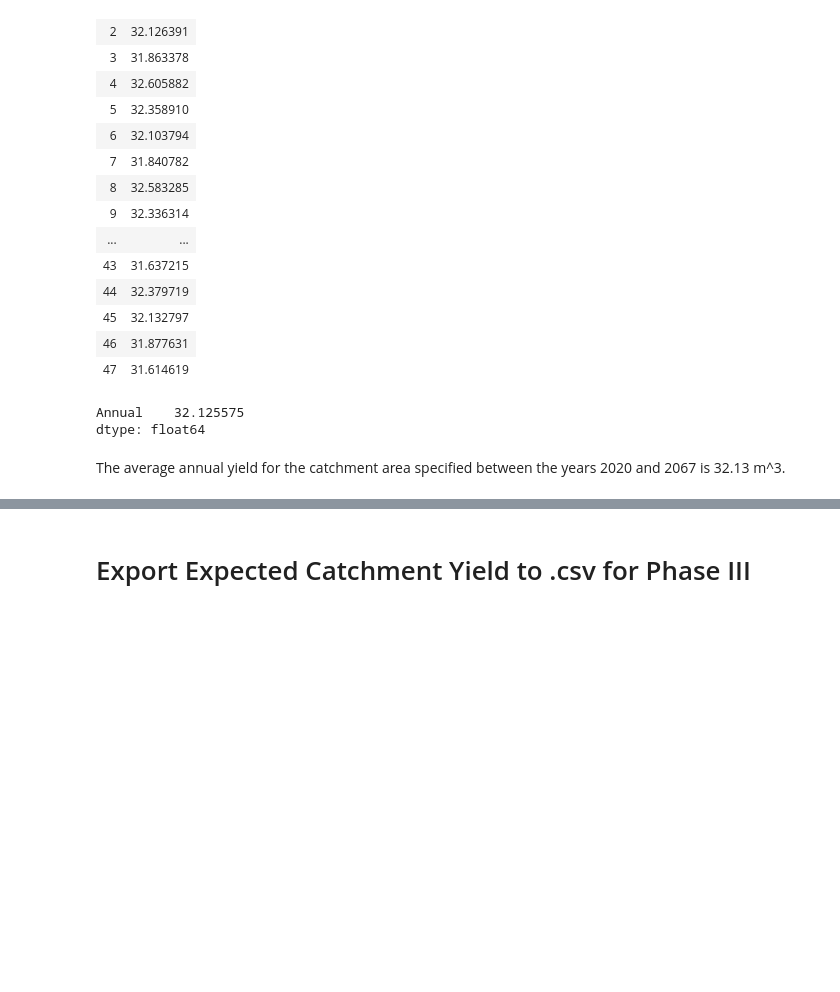
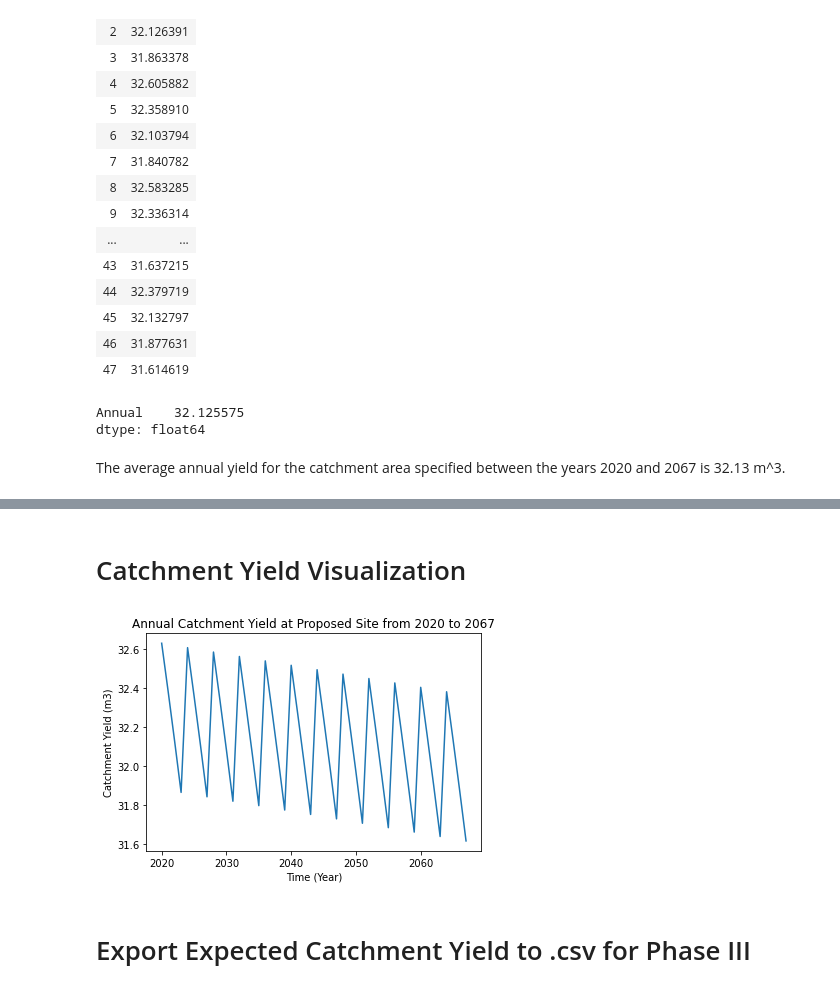
Before and after one commit to sophiaertel/CE6800_TermProject_Group1, a Jupyter notebook: HydraulicModel_SERTEL.ipynb, the cells around one changed output, grey strips where cells are left out. Drawn from its saved outputs; the diff is of its cells as text; code cells hidden in the pictures; blank space fills up the shorter version.

```diff
--- a/HydraulicModel_SERTEL.ipynb
+++ b/HydraulicModel_SERTEL.ipynb
@@ -69,8 +73,8 @@ percentmonsoonrain.mean()
 The calculation above of percentmonsoonrain represents the fraction of annual rains that occur during June, July, August, and September (monsoon season). On average, 92% of annual rainfall is expected to occur during these months. Therefore, the following calculation of catchment yield will use total annual precipitation values because most rainfall is occuring in a short period of time and the system must be sized for the maximum predicted yield at once.
 # %%
 # The following code requires only the precipitation for 2020-2067, remove all other columns
-# p represents annual precipitation in mm/yr
-p = p.drop(columns=['Unnamed: 0','Year','Date','JJAS'])
+# p2 represents annual precipitation in mm/yr
+p2 = p.drop(columns=['Unnamed: 0','Year','Date','JJAS'])
 # %% [markdown]
 ## Yield Coefficient (yc)
 Only a relatively small proportion of the rainfall received in the catchment area actually runs off into watercourses or to fill dams. The majority of it infiltrates into the ground or is intercepted by vegetation. Although many factors influence this, the amount of runoff is proportional to the annual rainfall. This iteration of code will account for the effects of infiltration, evaporation, transpiration and storage and precipitation-runoff conversion with a yield coefficient.
@@ -81,7 +85,7 @@ yc = 0.5
 
 Catchment yield shown in liters. Litres x 0.001 to convert to m3
 # %%
-cyield = c_area*p*yc*0.001
+cyield = c_area*p2*yc*0.001
 cyield.reset_index(drop=True)
 # %% [output]
 |  | Annual |
@@ -110,0 +127,2 @@ The average annual yield for the catchment area specified between the years 2020
+# %% [markdown]
+# Catchment Yield Visualization
@@ -111,3 +132,12 @@ The average annual yield for the catchment area specified between the years 2020
+# %%
+fig, ax = plt.subplots()
+ax.plot(p['Year'], cyield['Annual'])
+
+ax.set_xlabel('Time (Year)')
+ax.set_ylabel('Catchment Yield (m3)')
+ax.set_title('Annual Catchment Yield at Proposed Site from 2020 to 2067');
+# %% [output]
+[figure, added]
 # %% [markdown]
 # Export Expected Catchment Yield to .csv for Phase III
 # %%
```
Also changed, not shown: parts of 4 cells of this notebook.
